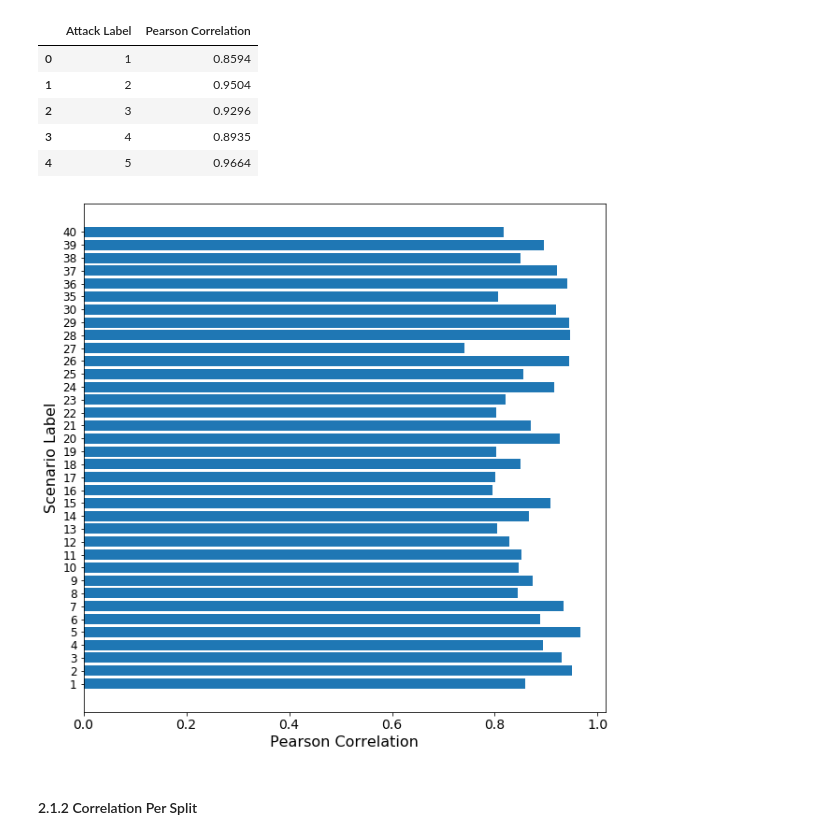
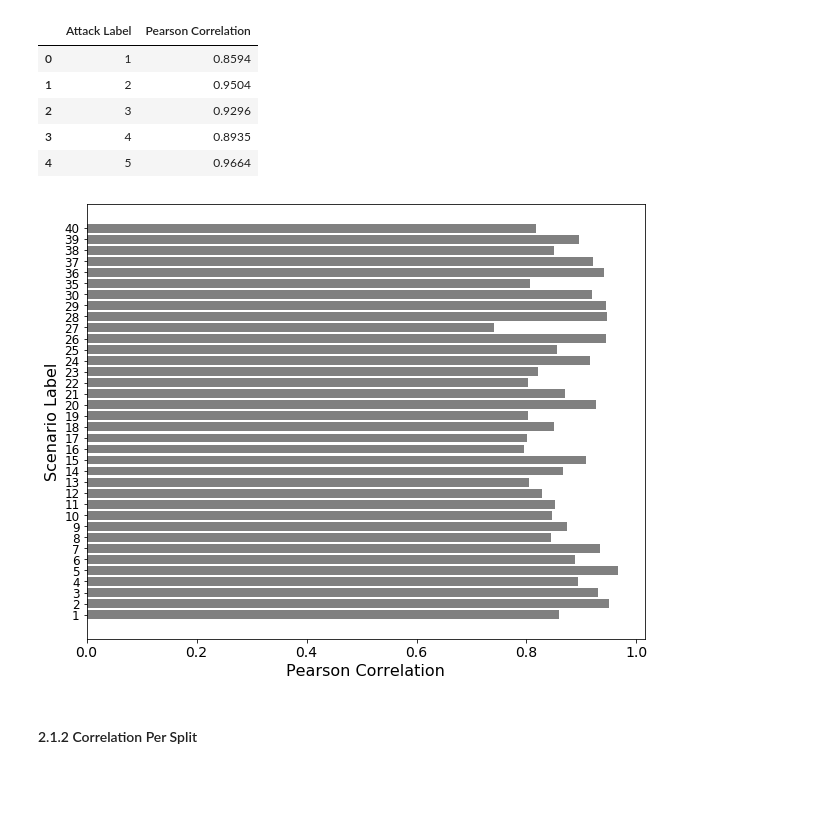
Before and after one commit to jsakhnin/multiclass_IDS_smartgrid, a Jupyter notebook: result_processing.ipynb, the cells around one changed output. Drawn from its saved outputs; the diff is of its cells as text; code cells hidden in the pictures; blank space fills up the shorter version.

```diff
--- a/result_processing.ipynb
+++ b/result_processing.ipynb
@@ -114,15 +114,16 @@ corr_results.head()
 | 4 | 5 | 0.9664 |
 # %%
 indexes = range(36)
-plt.figure(figsize = (10,10))
-plt.barh( indexes, corr_results['Pearson Correlation'])
+plt.figure(figsize = (10,8))
+plt.barh( indexes, corr_results['Pearson Correlation'], color = "grey")
 plt.yticks(indexes, corr_results['Attack Label'], fontsize = 12)
 plt.xticks(fontsize=14)
 plt.xlabel('Pearson Correlation', fontsize = 16)
 plt.ylabel('Scenario Label', fontsize = 16)
 plt.savefig('output/figures/pearsonCorrPerLabel.pdf')
+plt.savefig('output/figures/pearsonCorrPerLabel.png')
 # %% [output]
-[figure, old version]
+[figure, new version]
 # %% [markdown]
 #### 2.1.2 Correlation Per Split
 # %%
```
Also changed, not shown: parts of 1 cell of this notebook, 12 other files.
